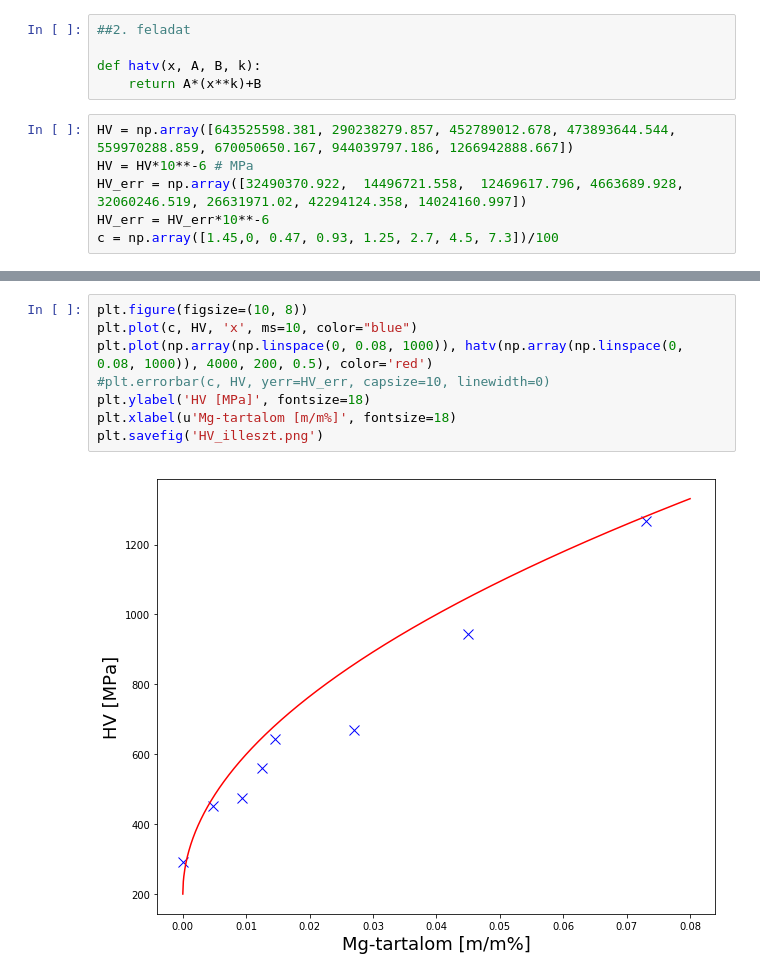
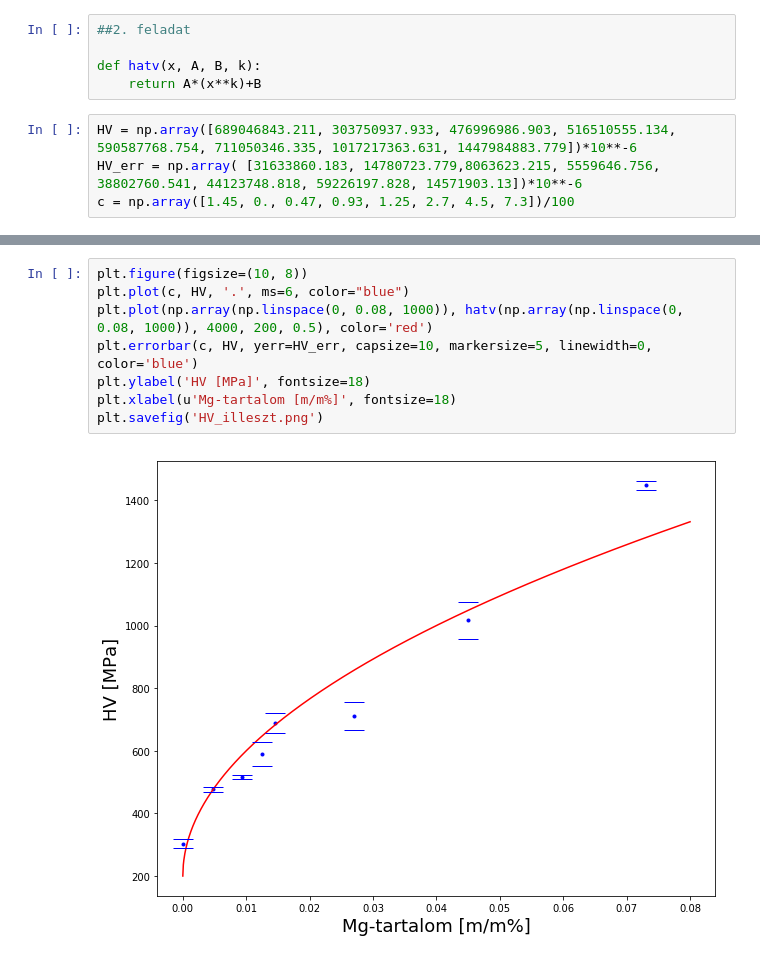
Before and after one commit to szigeti996/kvml, a Jupyter notebook: dkm/adatok/feladat3.ipynb, the cells around one changed output, grey strips where cells are left out. Saved outputs shown, nothing was run; the diff lists cells and outputs as text.

```diff
--- a/dkm/adatok/feladat3.ipynb
+++ b/dkm/adatok/feladat3.ipynb
@@ -63,11 +63,9 @@ Az illesztett görbék ($f(h)=Ah^m$)paraméterei:
 def hatv(x, A, B, k):
     return A*(x**k)+B
 # %%
-HV = np.array([643525598.381, 290238279.857, 452789012.678, 473893644.544, 559970288.859, 670050650.167, 944039797.186, 1266942888.667])
-HV = HV*10**-6 # MPa
-HV_err = np.array([32490370.922,  14496721.558,  12469617.796, 4663689.928, 32060246.519, 26631971.02, 42294124.358, 14024160.997])
-HV_err = HV_err*10**-6
-c = np.array([1.45,0, 0.47, 0.93, 1.25, 2.7, 4.5, 7.3])/100
+HV = np.array([689046843.211, 303750937.933, 476996986.903, 516510555.134, 590587768.754, 711050346.335, 1017217363.631, 1447984883.779])*10**-6
+HV_err = np.array( [31633860.183, 14780723.779,8063623.215, 5559646.756, 38802760.541, 44123748.818, 59226197.828, 14571903.13])*10**-6
+c = np.array([1.45, 0., 0.47, 0.93, 1.25, 2.7, 4.5, 7.3])/100
 # %%
 plt.plot(c, HV, 'X')
 plt.plot(c, hatv(c, 4000, 200, 0.5), 'X')
@@ -89,10 +87,10 @@ Az illesztett görbe ($HV(c) = HV_0+Bc^m$) paraméterei:
 # %%
 plt.figure(figsize=(10, 8))
-plt.plot(c, HV, 'x', ms=10, color="blue")
+plt.plot(c, HV, '.', ms=6, color="blue")
 plt.plot(np.array(np.linspace(0, 0.08, 1000)), hatv(np.array(np.linspace(0, 0.08, 1000)), 4000, 200, 0.5), color='red')
-#plt.errorbar(c, HV, yerr=HV_err, capsize=10, linewidth=0)
+plt.errorbar(c, HV, yerr=HV_err, capsize=10, markersize=5, linewidth=0, color='blue')
 plt.ylabel('HV [MPa]', fontsize=18)
 plt.xlabel(u'Mg-tartalom [m/m%]', fontsize=18)
 plt.savefig('HV_illeszt.png')
 # %% [output]
-[figure, old version]
+[figure, new version]
```
Also changed, not shown: parts of 3 cells of this notebook, 5 other files.
